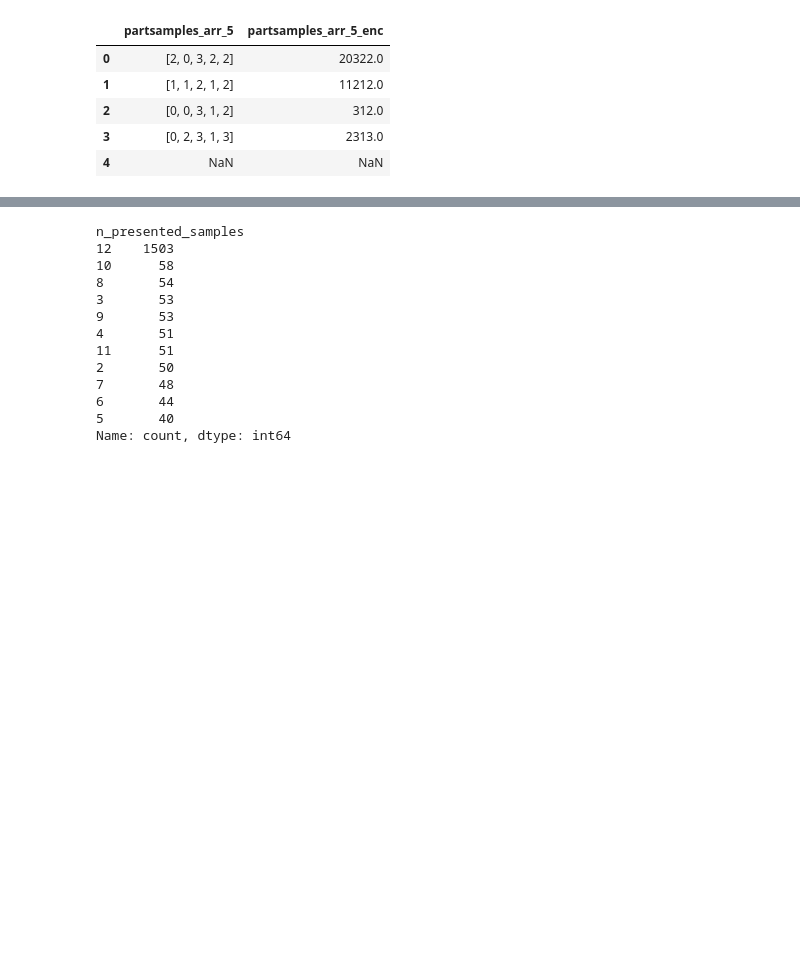
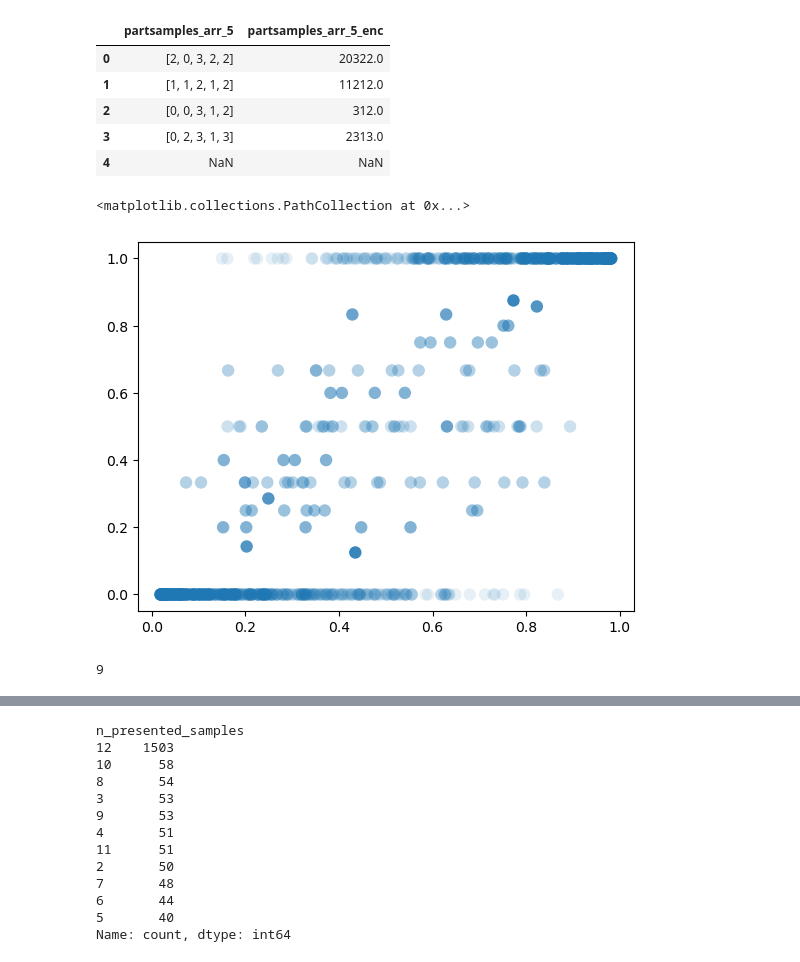
Before and after one commit to jacobaparker/Copy_Murphy2021, a Jupyter notebook: behavioral_data_example.ipynb, the cells around one changed output, grey strips where cells are left out. Saved outputs shown, nothing was run; the diff lists cells and outputs as text; code cells hidden in the pictures; blank space fills up the shorter version.

Commit message:
generated a notebook to plot certain psychometric functions for all participants

```diff
--- a/behavioral_data_example.ipynb
+++ b/behavioral_data_example.ipynb
@@ -1137,3 +1137,24 @@ trials_df[["partsamples_arr_5", "partsamples_arr_5_enc"]].head()
 | 2 | [0, 0, 3, 1, 2] | 312.0 |
 | 3 | [0, 2, 3, 1, 3] | 2313.0 |
 | 4 | NaN | NaN |
+# %%
+p_RgX, p_YgX, codes, counts = psychometric_choice_probability_by_group(
+    trials_df,
+    "post_prob_pos_partsamples5",
+    "partsamples_arr_5_enc",
+    block_metadata_df=None,
+    block_conditions=None,
+    response_col="response",
+    block_id_col="block_id",
+    sort=True,
+    return_counts=True,
+)
+# %%
+plt.scatter(p_YgX, p_RgX, s=80, alpha=counts / counts.max(), edgecolor='none')
+# %% [output]
+<matplotlib.collections.PathCollection at 0x...>
+[figure, added]
+# %%
+counts.max()
+# %% [output]
+9
```
Also changed, not shown: parts of 55 cells of this notebook, 1 other file.
